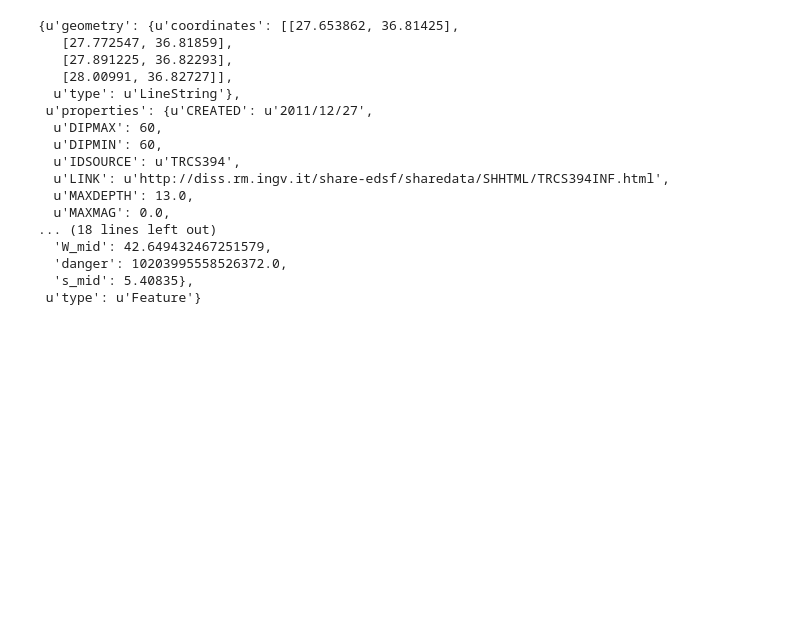
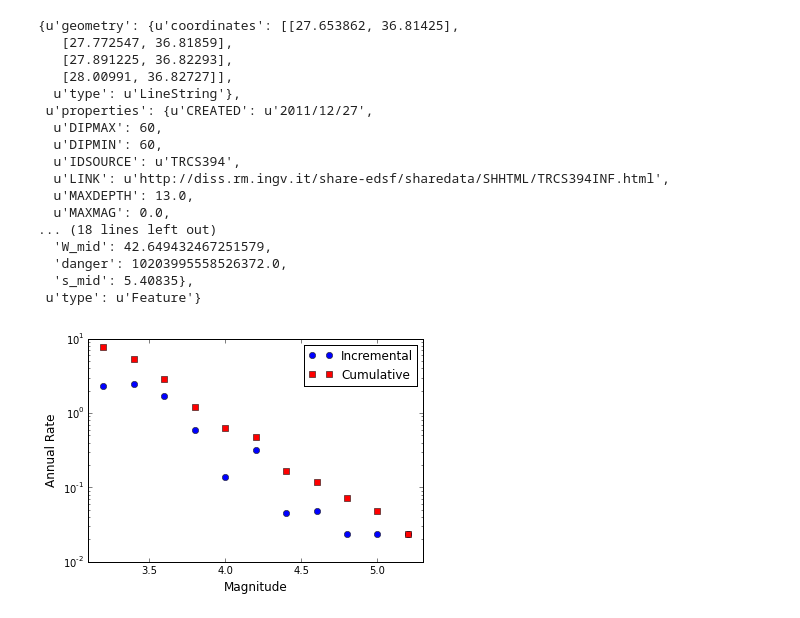
Before and after one commit to nackerley/MarmarisPSHA, a Jupyter notebook: sources/Source Magnitude-Frequency Distribution.ipynb, the cells around one changed output. Cells and saved outputs as stored; diff of their text form; code cells hidden in the pictures; blank space fills up the shorter version.

```diff
--- a/sources/Source Magnitude-Frequency Distribution.ipynb
+++ b/sources/Source Magnitude-Frequency Distribution.ipynb
@@ -29,7 +30,7 @@ from hmtk.seismicity.selector import CatalogueSelector
 target_lon = 28.25
 target_lat = 36.85
 
-sources_file = "../geology/MarmarisDangerousSources11_300km.xml"
+sources_file = "../geology/MarmarisDangerousSources12_300km.xml"
 
 catalogue_filename = '../seismicity/Marmaris-catalogue1_exclude_homogenised_cleaned.csv'
 # %%
@@ -231,3 +233,24 @@ DATA[fault_id]
   'danger': 10203995558526372.0,
   's_mid': 5.40835},
  u'type': u'Feature'}
+# %%
+source.catalogue, completeness_table_guess
+
+if isinstance(completeness_table_guess, float):
+    # Unique completeness
+    completeness = np.array([[np.min(source.catalogue.data['year']),
+                              completeness_table_guess]])
+end_year = np.max(source.catalogue.data['year'])
+recurrence = cp.get_completeness_adjusted_table(source.catalogue,
+                                             completeness_table_guess,
+                                             0.2,
+                                             end_year)
+plt.semilogy(recurrence[:, 0], recurrence[:, 1], 'bo')
+plt.semilogy(recurrence[:, 0], recurrence[:, 2], 'rs')
+plt.xlim([recurrence[0, 0] - 0.1, recurrence[-1, 0] + 0.1])
+plt.xlabel('Magnitude', fontsize='large')
+plt.ylabel('Annual Rate', fontsize='large')
+plt.legend(['Incremental', 'Cumulative'])
+plt.show()
+# %% [output]
+[figure, added]
```
Also changed, not shown: parts of 3 cells of this notebook.
